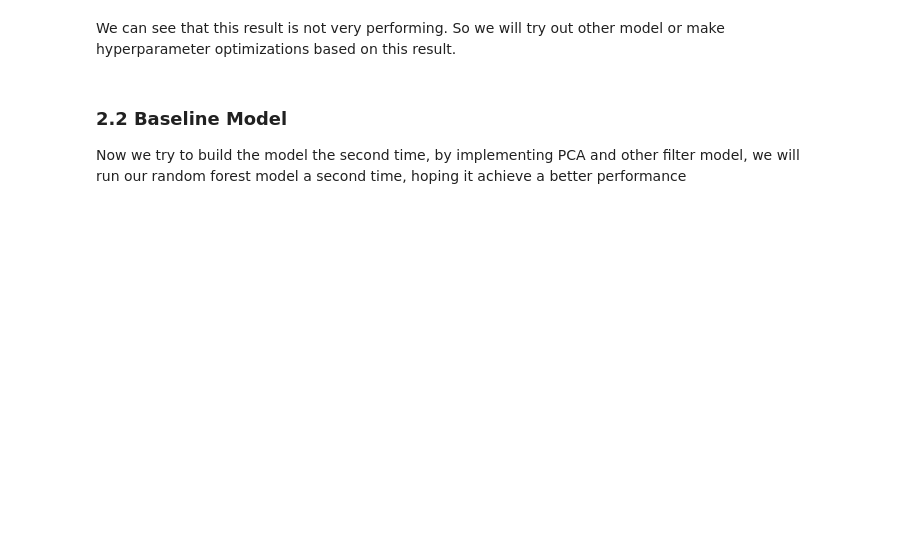
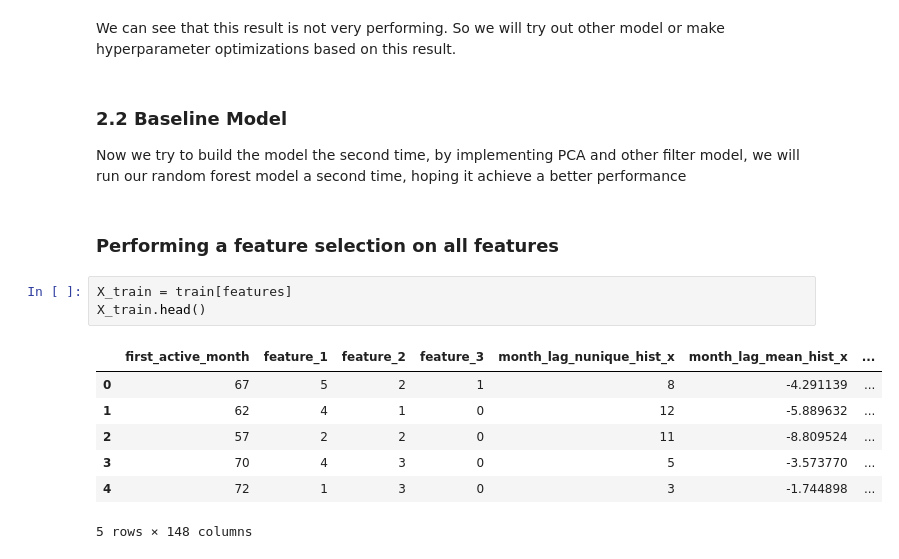
Before and after one commit to thinkinbig/lama, a Jupyter notebook: lama/model/ModelTraining.ipynb, the cells around one changed output. Cells and saved outputs as stored; diff of their text form; blank space fills up the shorter version.

```diff
--- a/lama/model/ModelTraining.ipynb
+++ b/lama/model/ModelTraining.ipynb
@@ -102,3 +71,16 @@ We can see that this result is not very performing. So we will try out other mod
 <h3>2.2 Baseline Model </h3>
 
 Now we try to build the model the second time, by implementing PCA and other filter model, we will run our random forest model a second time, hoping it achieve a better performance
+# %% [markdown]
+### Performing a feature selection on all features
+# %%
+X_train = train[features]
+X_train.head()
+# %% [output]
+|  | first_active_month | feature_1 | feature_2 | feature_3 | month_lag_nunique_hist_x | month_lag_mean_hist_x | ... |
+| 0 | 67 | 5 | 2 | 1 | 8 | -4.291139 | ... |
+| 1 | 62 | 4 | 1 | 0 | 12 | -5.889632 | ... |
+| 2 | 57 | 2 | 2 | 0 | 11 | -8.809524 | ... |
+| 3 | 70 | 4 | 3 | 0 | 5 | -3.573770 | ... |
+| 4 | 72 | 1 | 3 | 0 | 3 | -1.744898 | ... |
+5 rows × 148 columns
```
Also changed, not shown: parts of 15 cells of this notebook, 1 other file.
